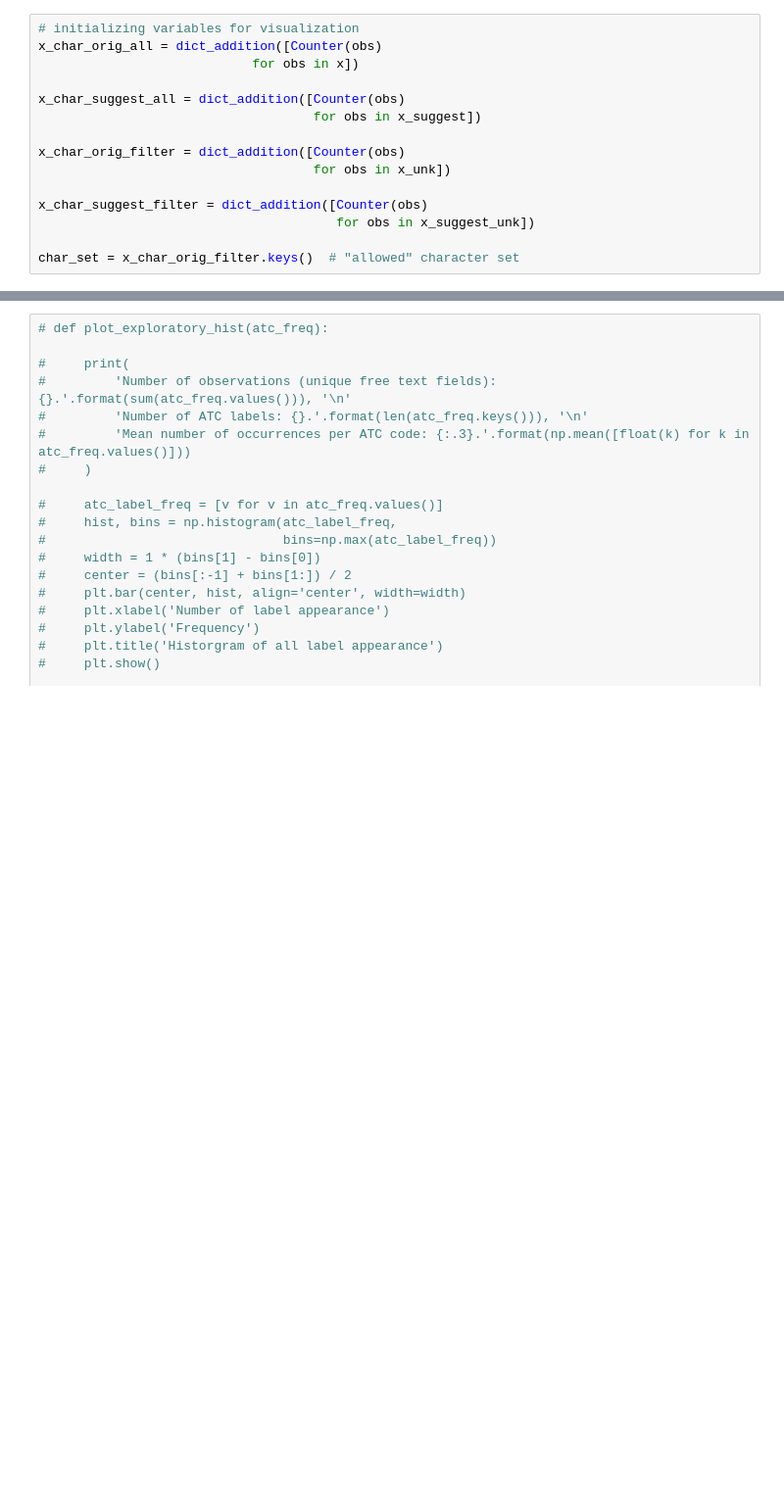
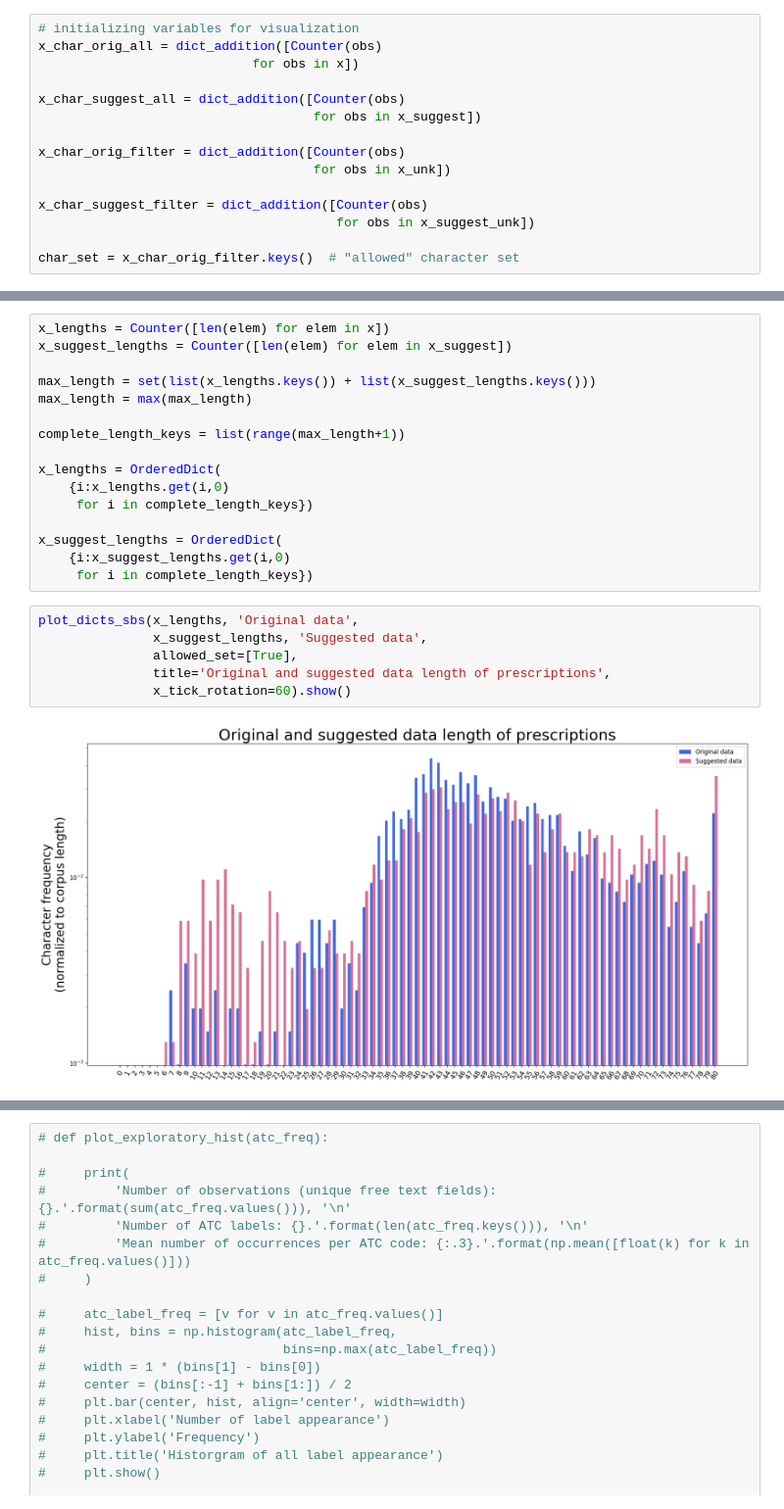
Before and after one commit to jraiskin/Automated_categorization_medication, a Jupyter notebook: test_load_data.ipynb, the cells around one changed output, grey strips where cells are left out. Shown at 98% size. Drawn from its saved outputs; the diff is of its cells as text; blank space fills up the shorter version.

```diff
--- a/test_load_data.ipynb
+++ b/test_load_data.ipynb
@@ -258,0 +260,24 @@ When we only keep labels that appear at least 10 time, we are left with 82 label
+# %%
+x_lengths = Counter([len(elem) for elem in x])
+x_suggest_lengths = Counter([len(elem) for elem in x_suggest])
+
+max_length = set(list(x_lengths.keys()) + list(x_suggest_lengths.keys()))
+max_length = max(max_length)
+
+complete_length_keys = list(range(max_length+1))
+
+x_lengths = OrderedDict(
+    {i:x_lengths.get(i,0)
+     for i in complete_length_keys})
+
+x_suggest_lengths = OrderedDict(
+    {i:x_suggest_lengths.get(i,0)
+     for i in complete_length_keys})
+# %%
+plot_dicts_sbs(x_lengths, 'Original data',
+               x_suggest_lengths, 'Suggested data',
+               allowed_set=[True],
+               title='Original and suggested data length of prescriptions',
+               x_tick_rotation=60).show()
+# %% [output]
+[figure, added]
```
Also changed, not shown: parts of 11 cells of this notebook.
